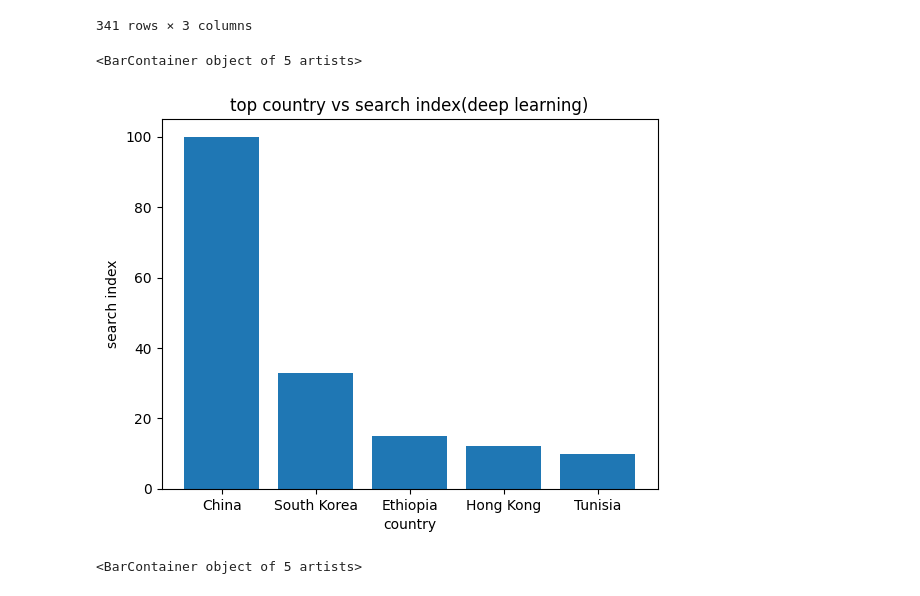
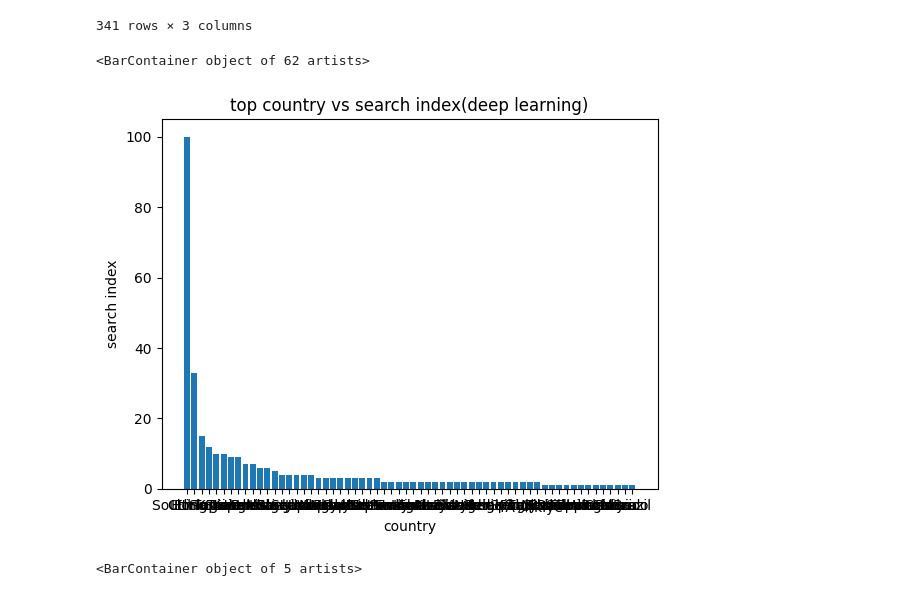
Before and after one commit to vijayagi/data-science-project-, a Jupyter notebook: projrct1.ipynb, the cells around one changed output. Saved outputs shown, nothing was run; the diff lists cells and outputs as text; code cells hidden in the pictures.

```diff
--- a/projrct1.ipynb
+++ b/projrct1.ipynb
@@ -109,11 +109,11 @@ import matplotlib.pyplot as plt
 # %%
 plt.title('top country vs search index(deep learning)')
 plt.xlabel('country')
 plt.ylabel('search index')
-plt.bar(df['country'].head(),df['search index'].head())
+plt.bar(df['country'],df['search index'])
 # %% [output]
-<BarContainer object of 5 artists>
+<BarContainer object of 62 artists>
-[figure, old version]
+[figure, new version]
 # %%
 plt.title('top country vs search index(chatgpt)')
 plt.xlabel('country')
```
Also changed, not shown: parts of 1 cell of this notebook, 5 other files.
